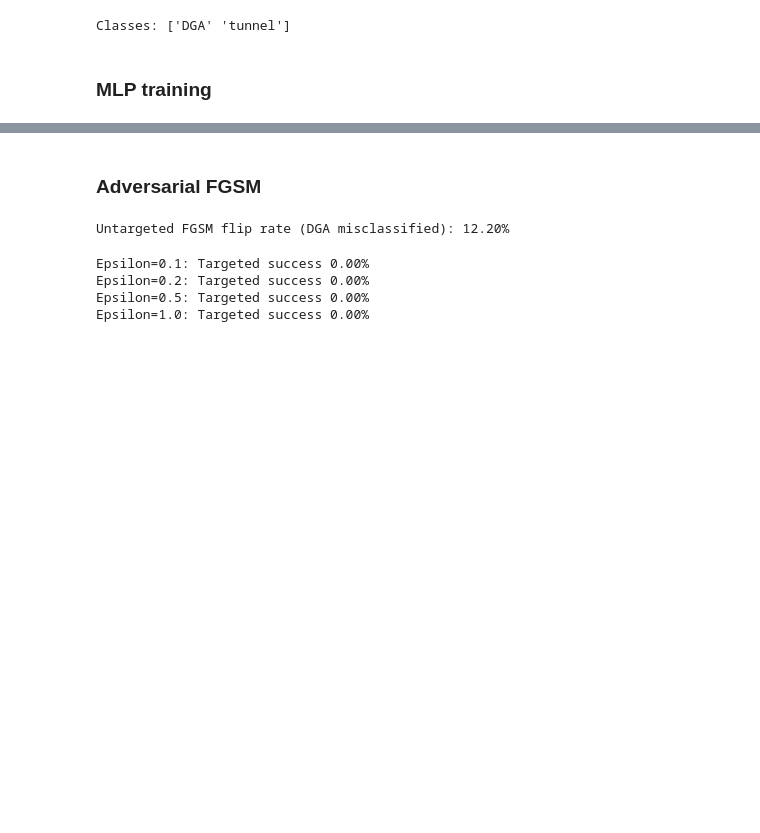
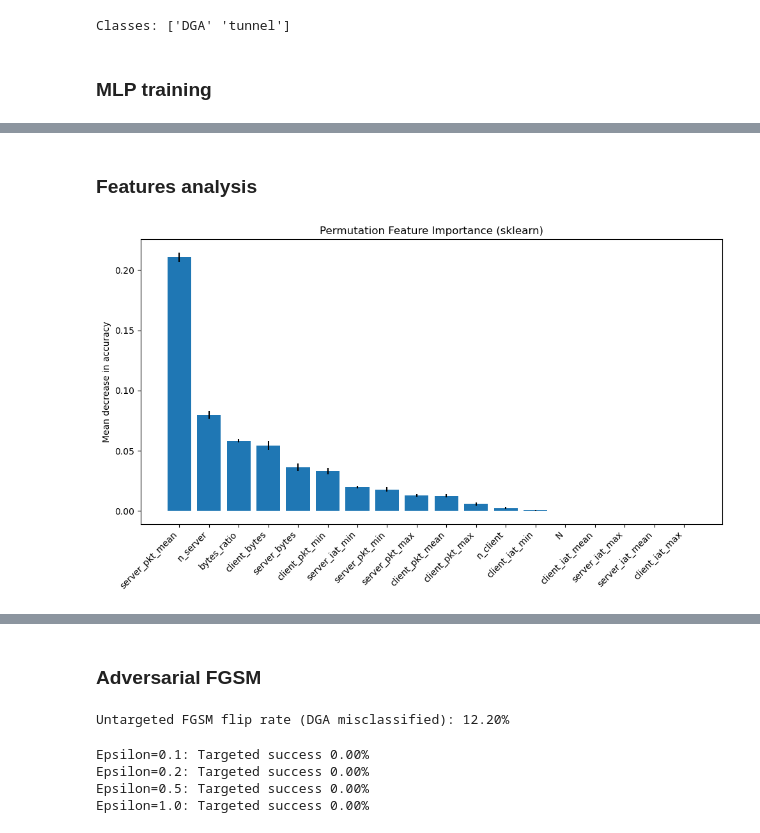
Before and after one commit to sergioJelizalde/DoH_DGA_training, a Jupyter notebook: notebooks/adversarial_FSGM.ipynb, the cells around one changed output, grey strips where cells are left out. Cells and saved outputs as stored; diff of their text form; code cells hidden in the pictures; blank space fills up the shorter version.

```diff
--- a/notebooks/adversarial_FSGM.ipynb
+++ b/notebooks/adversarial_FSGM.ipynb
@@ -6,8 +6,8 @@ from sklearn.neural_network import MLPClassifier
 from sklearn.metrics import classification_report, confusion_matrix
 
 # File paths
-dga_file = "/home/ubuntu/DoH_DGA_training/datasets/DGA/all_pcaps.csv"
-tunnel_file = "/home/ubuntu/DoH_DGA_training/datasets/DoH_HKD/DoH-Pcaps/DoH-Pcaps-dnstt/dnstt_all_pcaps.csv"
+dga_file = "/home/ubuntu/DoH_DGA_training/datasets/DGA/all_pcaps_allN.csv"
+tunnel_file = "/home/ubuntu/DoH_DGA_training/datasets/DoH_HKD/DoH-Pcaps/all_pcaps_allN.csv"
 
 # Load datasets
 df_dga = pd.read_csv(dga_file)
@@ -36,7 +36,7 @@ print(final_df["label"].value_counts())
 
 # Separate features and target
 y = final_df["label"]
-X = final_df.drop(columns=["label", 'flow_id', 'src_ip', 'dst_ip', 'src_port', 'dst_port', 'protocol', 'n_recv', 'n_sent'])
+X = final_df.drop(columns=["label", 'session_id', 'client_ip', 'server_ip', 'client_port', 'server_port', 'protocol'])
 
 # Keep only numeric features
 X = X.select_dtypes(include=["int64", "float64"])
@@ -135,0 +125,38 @@ weighted avg       1.00      1.00      1.00       691
+# %% [markdown]
+### Features analysis
+# %%
+perm_result = permutation_importance(
+    net,
+    X_test,   # must be numpy, not torch
+    y_test,
+    n_repeats=10,
+    random_state=42,
+    scoring="accuracy"
+)
+
+import matplotlib.pyplot as plt
+import numpy as np
+
+# Get importance means and std dev
+importances = perm_result.importances_mean
+std = perm_result.importances_std
+
+# Feature names (if you have them, else fallback to generic)
+try:
+    feature_names = X.columns  # if X is a pandas DataFrame
+except:
+    feature_names = [f"f{i}" for i in range(X_test.shape[1])]
+
+# Sort features by importance
+indices = np.argsort(importances)[::-1]
+
+# Plot
+plt.figure(figsize=(10, 6))
+plt.bar(range(len(importances)), importances[indices], yerr=std[indices], align="center")
+plt.xticks(range(len(importances)), np.array(feature_names)[indices], rotation=45, ha="right")
+plt.title("Permutation Feature Importance (sklearn)")
+plt.ylabel("Mean decrease in accuracy")
+plt.tight_layout()
+plt.show()
+# %% [output]
+[figure, added]
```
Also changed, not shown: parts of 7 cells of this notebook, 2 other files.
